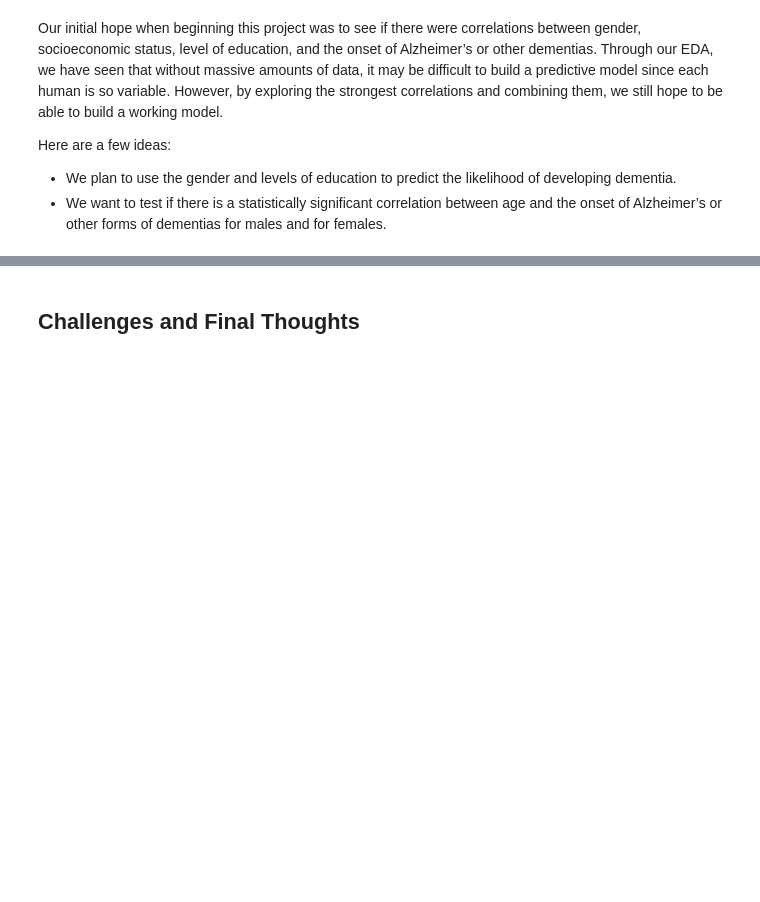
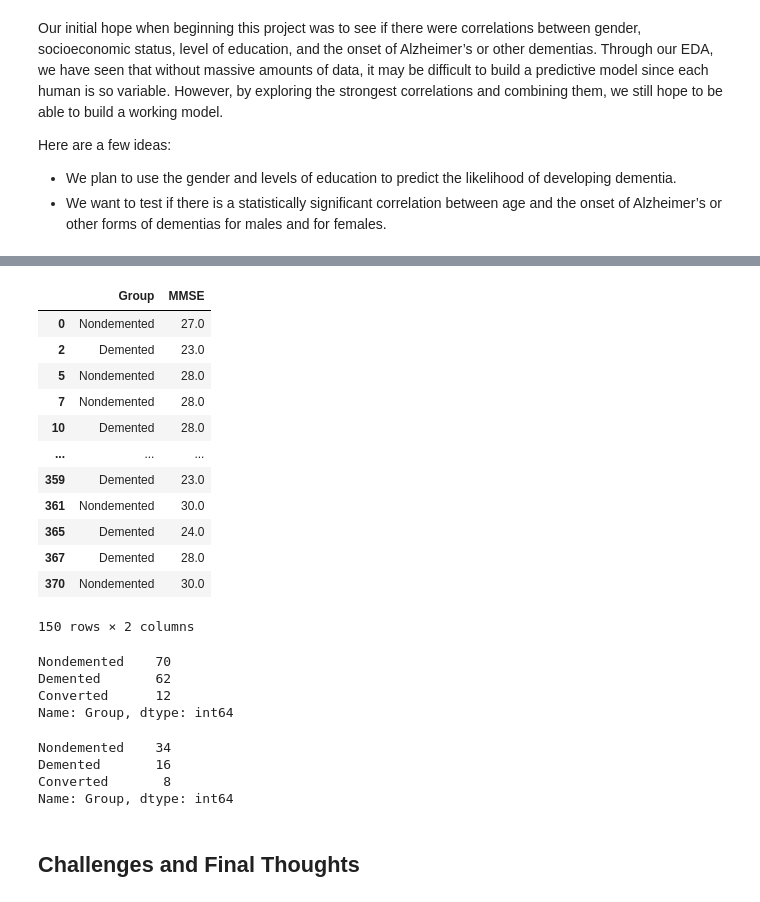
Before and after one commit to marisalong/marisalong.github.io, a Jupyter notebook: DataScienceFinalNotebook.ipynb, the cells around one changed output, grey strips where cells are left out. Cells and saved outputs as stored; diff of their text form; code cells hidden in the pictures; blank space fills up the shorter version.

```diff
--- a/DataScienceFinalNotebook.ipynb
+++ b/DataScienceFinalNotebook.ipynb
@@ -715,3 +828,34 @@ Here are a few ideas:
+# %%
+peek = ['Group', 'MMSE']
+df_long1[peek]
+# %% [output]
+|  | Group | MMSE |
+| 0 | Nondemented | 27.0 |
+| 2 | Demented | 23.0 |
+| 5 | Nondemented | 28.0 |
+| 7 | Nondemented | 28.0 |
+| 10 | Demented | 28.0 |
+| ... | ... | ... |
+| 359 | Demented | 23.0 |
+| 361 | Nondemented | 30.0 |
+| 365 | Demented | 24.0 |
+| 367 | Demented | 28.0 |
+| 370 | Nondemented | 30.0 |
+150 rows × 2 columns
+# %%
+df_long2.Group.value_counts()
+# %% [output]
+Nondemented    70
+Demented       62
+Converted      12
+Name: Group, dtype: int64
+# %%
+df_long3.Group.value_counts()
+# %% [output]
+Nondemented    34
+Demented       16
+Converted       8
+Name: Group, dtype: int64
 # %% [markdown]
 <a id='final'></a>
 ## Challenges and Final Thoughts
```
Also changed, not shown: parts of 11 cells of this notebook.
